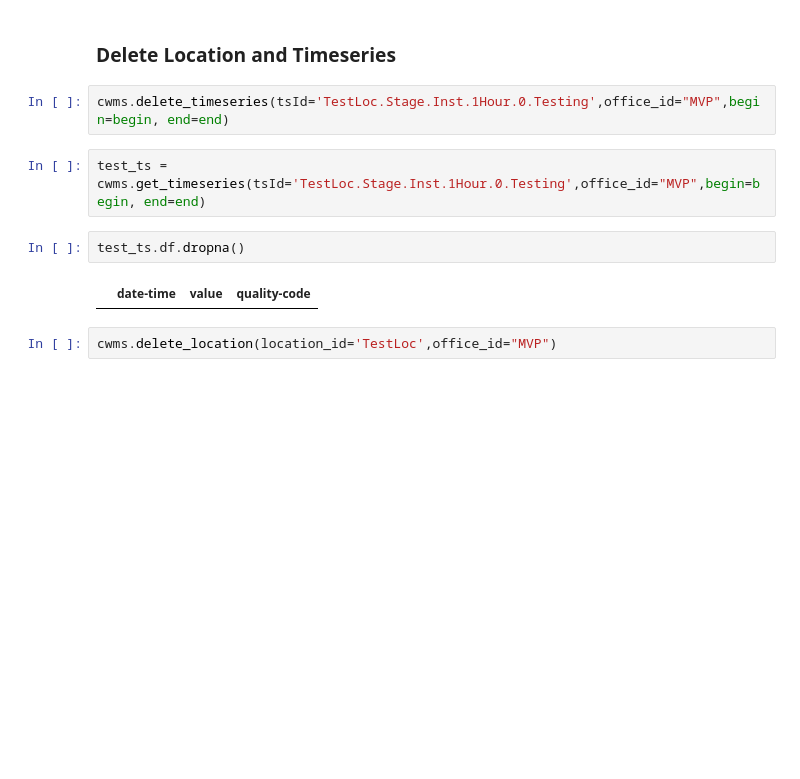
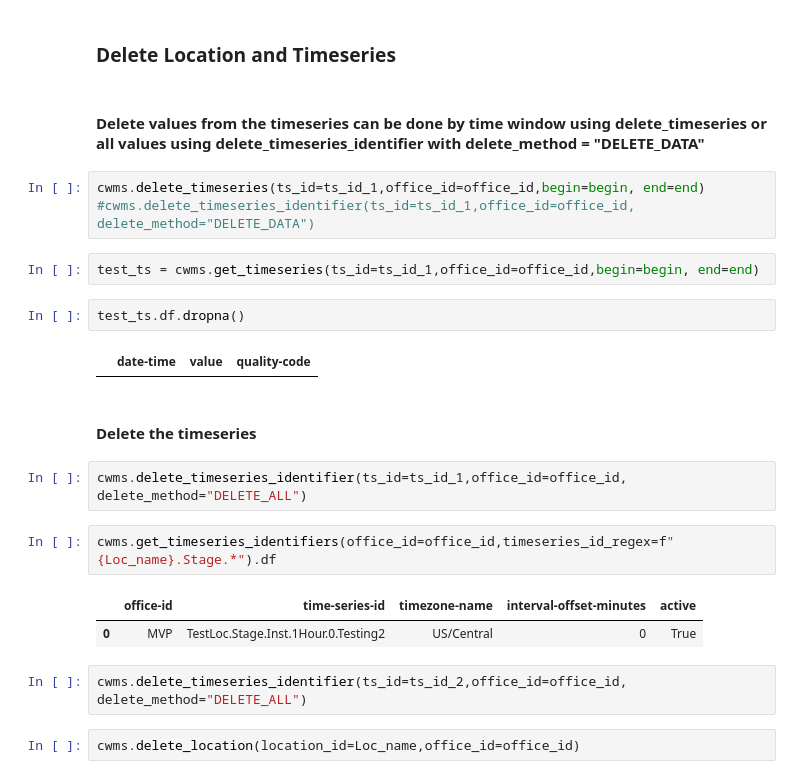
Before and after one commit to HydrologicEngineeringCenter/cwms-python, a Jupyter notebook: examples/01_cwms_timeseries_location_examples.ipynb, the cells around one changed output. Drawn from its saved outputs; the diff is of its cells as text; blank space fills up the shorter version.

```diff
--- a/examples/01_cwms_Location_timeseries_examples.ipynb
+++ b/examples/01_cwms_timeseries_location_examples.ipynb
@@ -246,13 +273,27 @@ test_ts.df.dropna()
 | 52 | 2024-08-19 04:00:00+00:00 | 1.0 | 0 |
 # %% [markdown]
 ### Delete Location and Timeseries
+# %% [markdown]
+#### Delete values from the timeseries can be done by time window using delete_timeseries or all values using delete_timeseries_identifier with delete_method = "DELETE_DATA"
 # %%
-cwms.delete_timeseries(tsId='TestLoc.Stage.Inst.1Hour.0.Testing',office_id="MVP",begin=begin, end=end)
+cwms.delete_timeseries(ts_id=ts_id_1,office_id=office_id,begin=begin, end=end)
+#cwms.delete_timeseries_identifier(ts_id=ts_id_1,office_id=office_id, delete_method="DELETE_DATA")
 # %%
-test_ts = cwms.get_timeseries(tsId='TestLoc.Stage.Inst.1Hour.0.Testing',office_id="MVP",begin=begin, end=end)
+test_ts = cwms.get_timeseries(ts_id=ts_id_1,office_id=office_id,begin=begin, end=end)
 # %%
 test_ts.df.dropna()
 # %% [output]
 |  | date-time | value | quality-code |
+# %% [markdown]
+#### Delete the timeseries
+# %%
+cwms.delete_timeseries_identifier(ts_id=ts_id_1,office_id=office_id, delete_method="DELETE_ALL")
+# %%
+cwms.get_timeseries_identifiers(office_id=office_id,timeseries_id_regex=f"{Loc_name}.Stage.*").df
+# %% [output]
+|  | office-id | time-series-id | timezone-name | interval-offset-minutes | active |
+| 0 | MVP | TestLoc.Stage.Inst.1Hour.0.Testing2 | US/Central | 0 | True |
+# %%
+cwms.delete_timeseries_identifier(ts_id=ts_id_2,office_id=office_id, delete_method="DELETE_ALL")
 # %%
-cwms.delete_location(location_id='TestLoc',office_id="MVP")
+cwms.delete_location(location_id=Loc_name,office_id=office_id)
```
Also changed, not shown: parts of 17 cells of this notebook, 8 other files.
